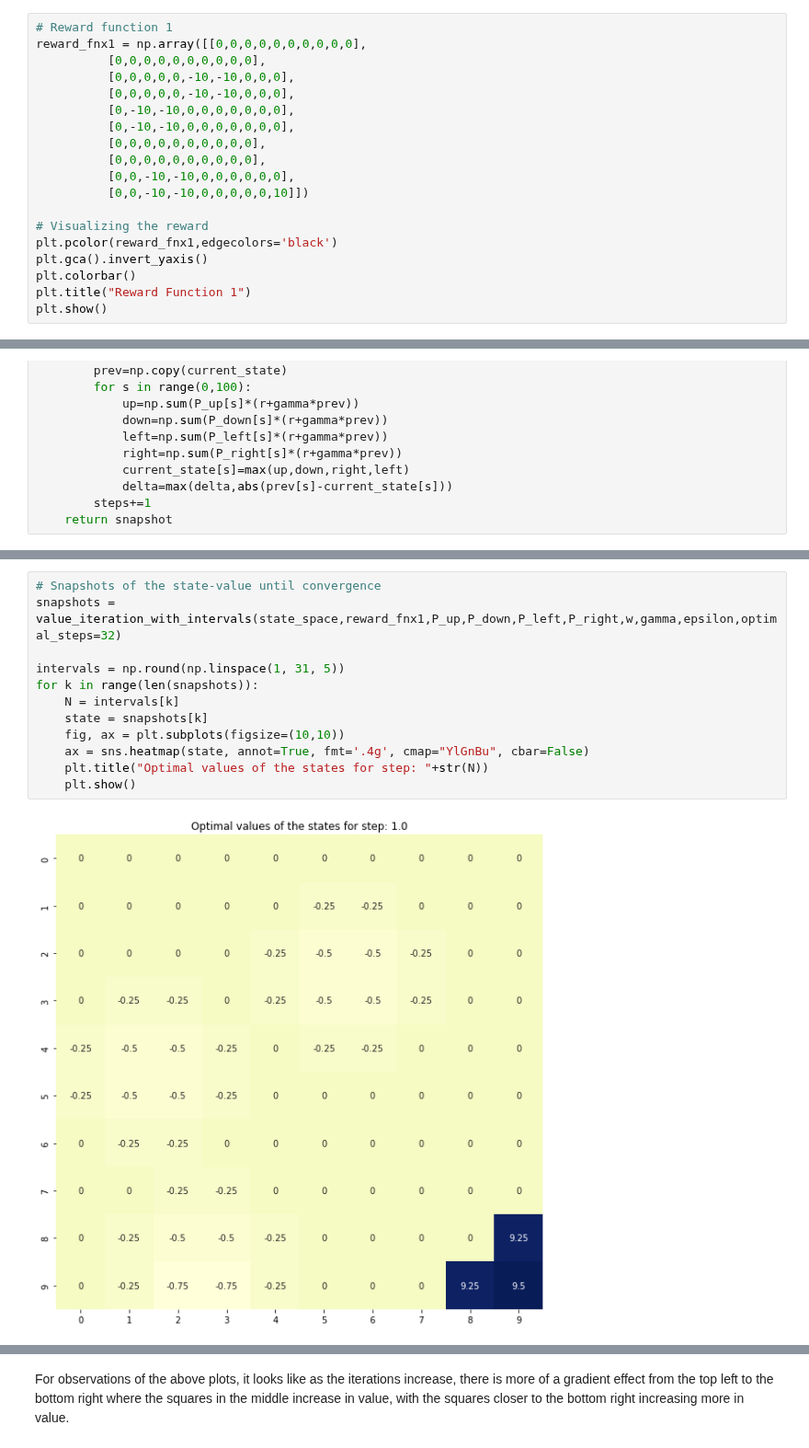
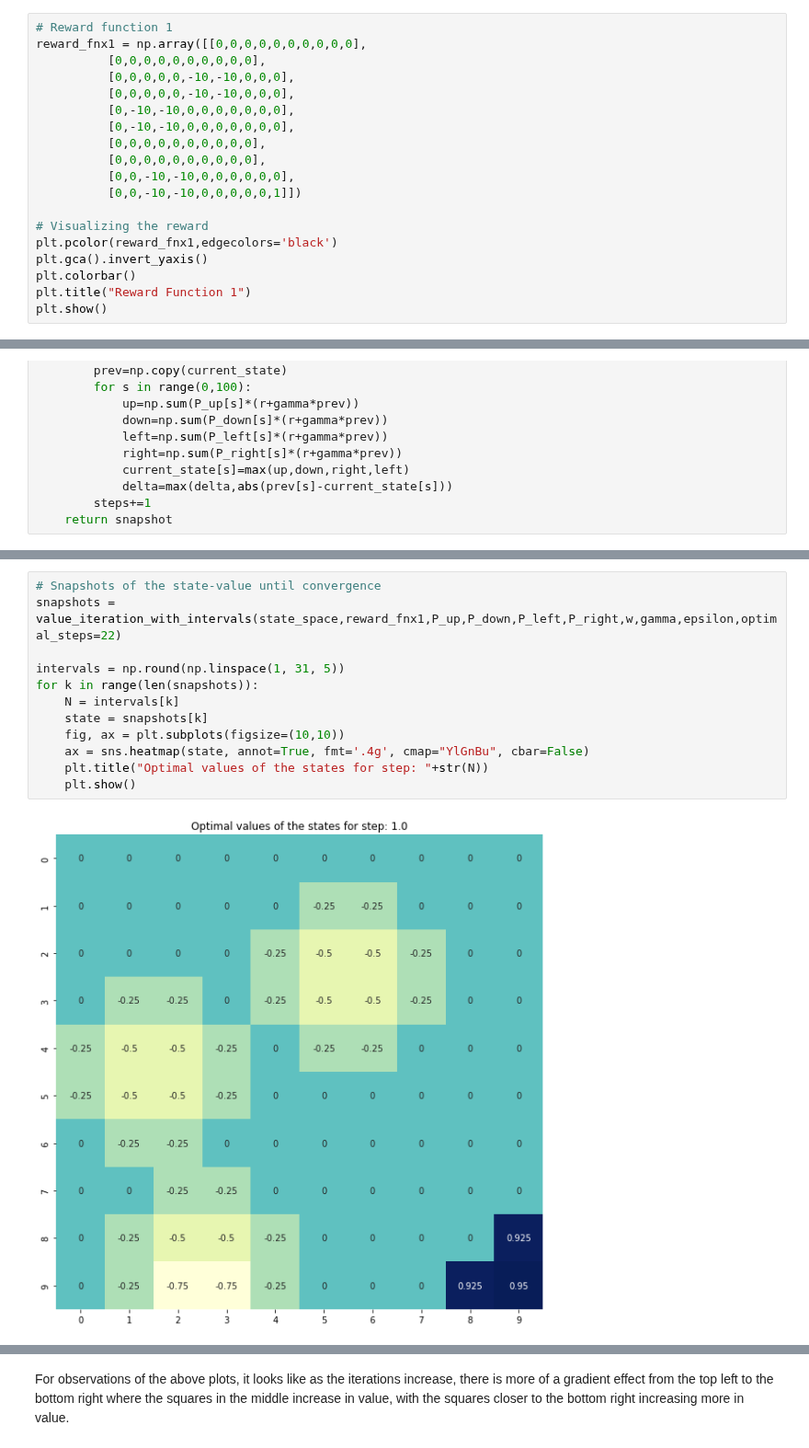
Before and after one commit to morgworth/ece232_team, a Jupyter notebook: Project 3/Morgan Project 3.ipynb, the cells around one changed output, grey strips where cells are left out. Shown at 92% size. Drawn from its saved outputs; the diff is of its cells as text.

```diff
--- a/Project 3/Morgan Project 3.ipynb
+++ b/Project 3/Morgan Project 3.ipynb
@@ -26,7 +26,7 @@ reward_fnx1 = np.array([[0,0,0,0,0,0,0,0,0,0],
           [0,0,0,0,0,0,0,0,0,0],
           [0,0,0,0,0,0,0,0,0,0],
           [0,0,-10,-10,0,0,0,0,0,0],
-          [0,0,-10,-10,0,0,0,0,0,10]])
+          [0,0,-10,-10,0,0,0,0,0,1]])
 
 # Visualizing the reward
 plt.pcolor(reward_fnx1,edgecolors='black')
@@ -233,14 +233,14 @@ Text(0.5, 1.0, 'Optimal state values for Reward function 1(After Iterations = 32
 # %%
 # Snapshots of the state-value until convergence
-snapshots = value_iteration_with_intervals(state_space,reward_fnx1,P_up,P_down,P_left,P_right,w,gamma,epsilon,optimal_steps=32)
+snapshots = value_iteration_with_intervals(state_space,reward_fnx1,P_up,P_down,P_left,P_right,w,gamma,epsilon,optimal_steps=22)
 
 intervals = np.round(np.linspace(1, 31, 5))
 for k in range(len(snapshots)):
     N = intervals[k]
     state = snapshots[k]
     fig, ax = plt.subplots(figsize=(10,10))
     ax = sns.heatmap(state, annot=True, fmt='.4g', cmap="YlGnBu", cbar=False)
     plt.title("Optimal values of the states for step: "+str(N))
     plt.show()
 # %% [output]
-[figure, old version]
+[figure, new version]
```
Also changed, not shown: parts of 34 cells of this notebook.
